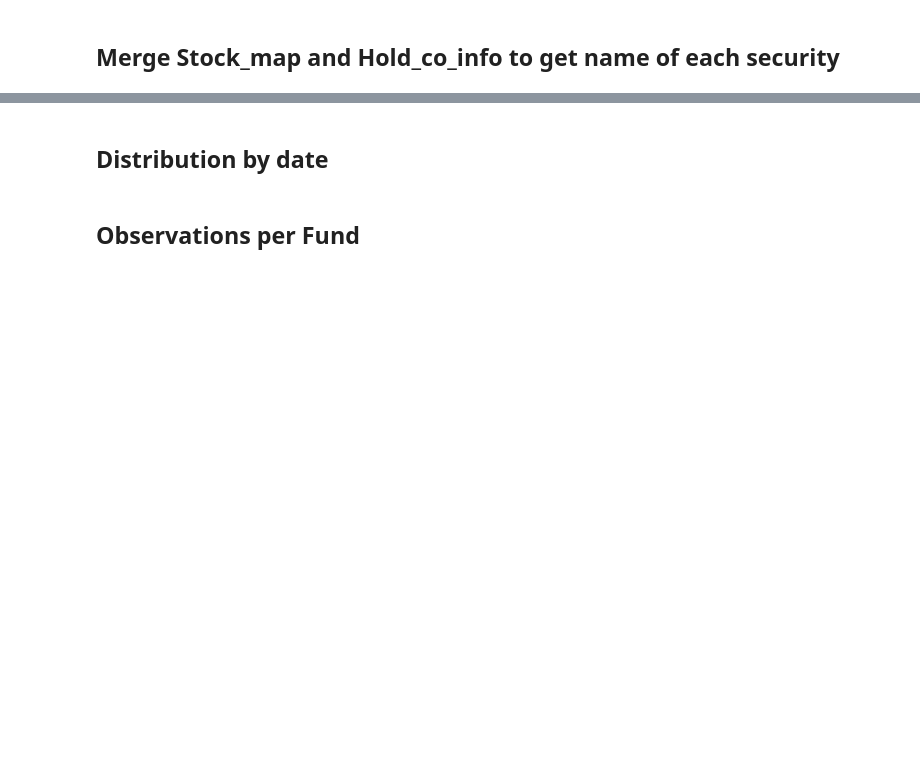
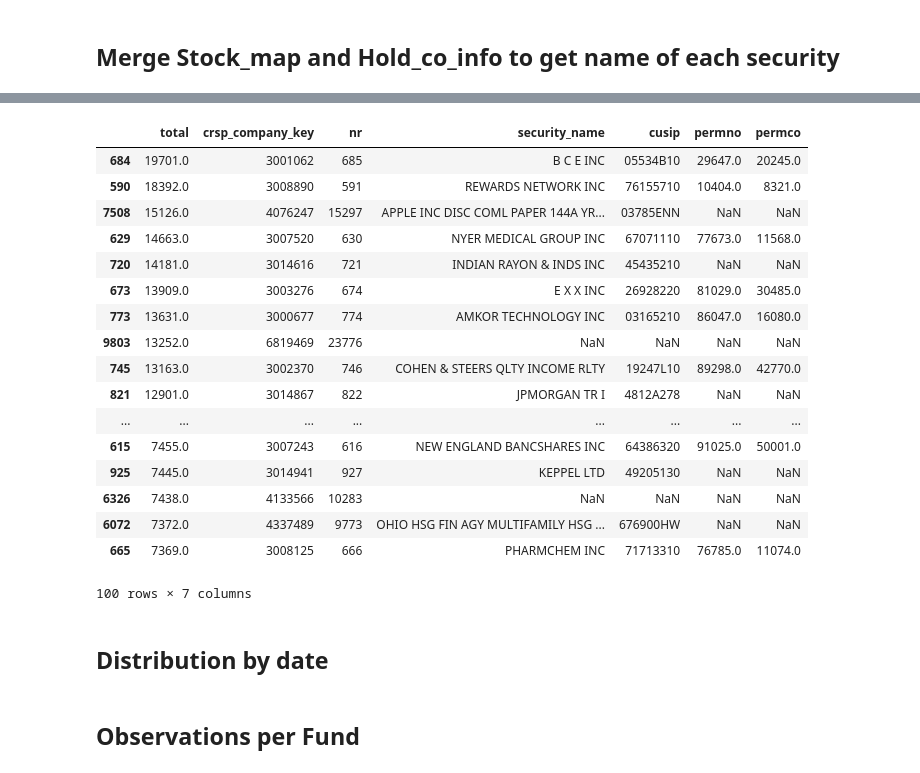
Before and after one commit to Amglex/Mutual-Funds, a Jupyter notebook: notebooks/033 - Analysis of holdings.ipynb, the cells around one changed output, grey strips where cells are left out. Drawn from its saved outputs; the diff is of its cells as text; code cells hidden in the pictures; blank space fills up the shorter version.

```diff
--- a/notebooks/033 - Analysis of holdings.ipynb
+++ b/notebooks/033 - Analysis of holdings.ipynb
@@ -79,5 +126,24 @@ stock_map_merged['Total'].describe()
 # %%
-stock_map_merged.sort_values(by=['Total'],ascending=False).head(100)
+stock_map_merged.sort_values(by=['total'],ascending=False).head(100)
+# %% [output]
+|  | total | crsp_company_key | nr | security_name | cusip | permno | permco |
+| 684 | 19701.0 | 3001062 | 685 | B C E INC | 05534B10 | 29647.0 | 20245.0 |
+| 590 | 18392.0 | 3008890 | 591 | REWARDS NETWORK INC | 76155710 | 10404.0 | 8321.0 |
+| 7508 | 15126.0 | 4076247 | 15297 | APPLE INC DISC COML PAPER 144A YR... | 03785ENN | NaN | NaN |
+| 629 | 14663.0 | 3007520 | 630 | NYER MEDICAL GROUP INC | 67071110 | 77673.0 | 11568.0 |
+| 720 | 14181.0 | 3014616 | 721 | INDIAN RAYON & INDS INC | 45435210 | NaN | NaN |
+| 673 | 13909.0 | 3003276 | 674 | E X X INC | 26928220 | 81029.0 | 30485.0 |
+| 773 | 13631.0 | 3000677 | 774 | AMKOR TECHNOLOGY INC | 03165210 | 86047.0 | 16080.0 |
+| 9803 | 13252.0 | 6819469 | 23776 | NaN | NaN | NaN | NaN |
+| 745 | 13163.0 | 3002370 | 746 | COHEN & STEERS QLTY INCOME RLTY | 19247L10 | 89298.0 | 42770.0 |
+| 821 | 12901.0 | 3014867 | 822 | JPMORGAN TR I | 4812A278 | NaN | NaN |
+| ... | ... | ... | ... | ... | ... | ... | ... |
+| 615 | 7455.0 | 3007243 | 616 | NEW ENGLAND BANCSHARES INC | 64386320 | 91025.0 | 50001.0 |
+| 925 | 7445.0 | 3014941 | 927 | KEPPEL LTD | 49205130 | NaN | NaN |
+| 6326 | 7438.0 | 4133566 | 10283 | NaN | NaN | NaN | NaN |
+| 6072 | 7372.0 | 4337489 | 9773 | OHIO HSG FIN AGY MULTIFAMILY HSG ... | 676900HW | NaN | NaN |
+| 665 | 7369.0 | 3008125 | 666 | PHARMCHEM INC | 71713310 | 76785.0 | 11074.0 |
+100 rows × 7 columns
 # %% [markdown]
 ## Distribution by date
 # %%
```
Also changed, not shown: parts of 15 cells of this notebook, 6 other files.
